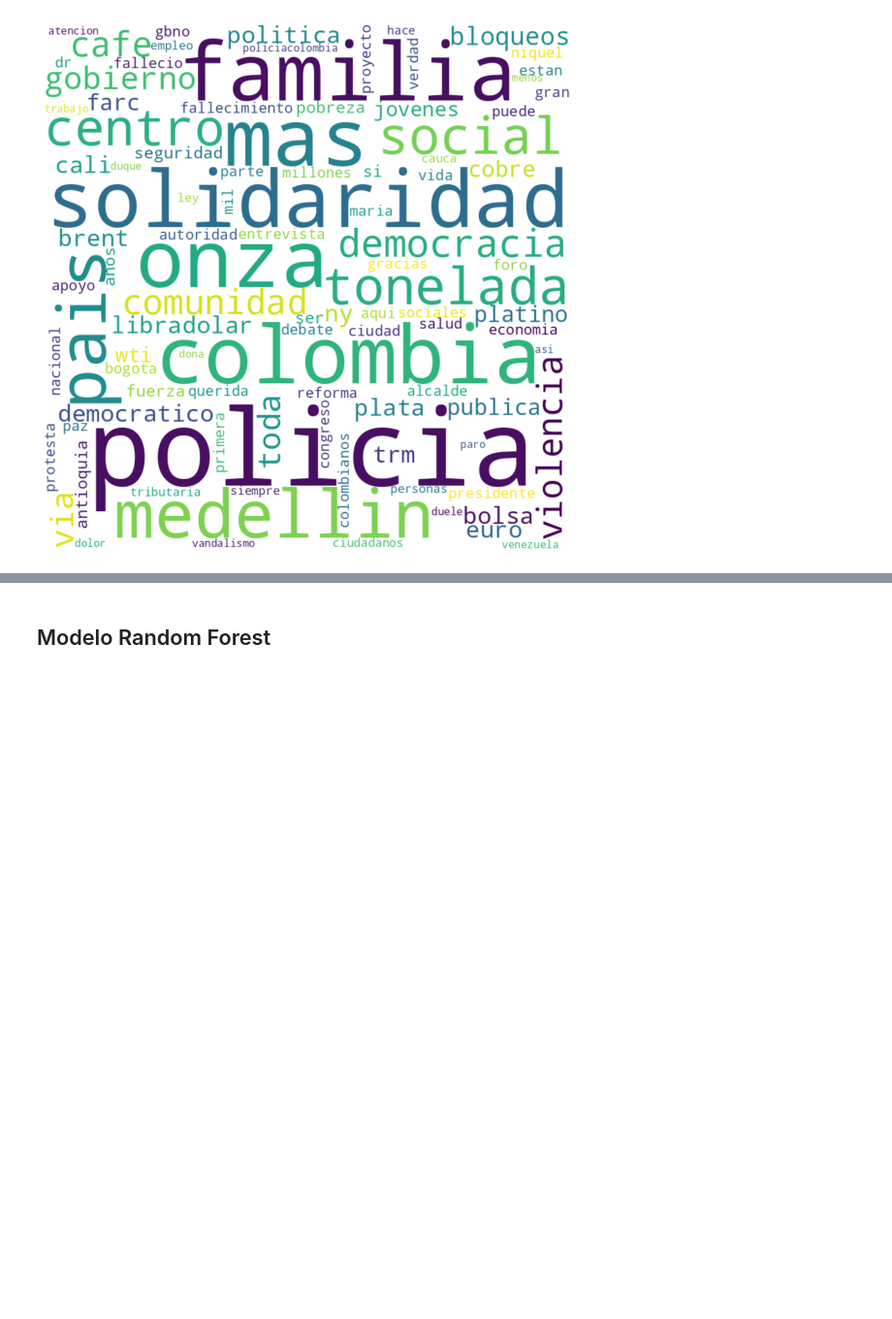
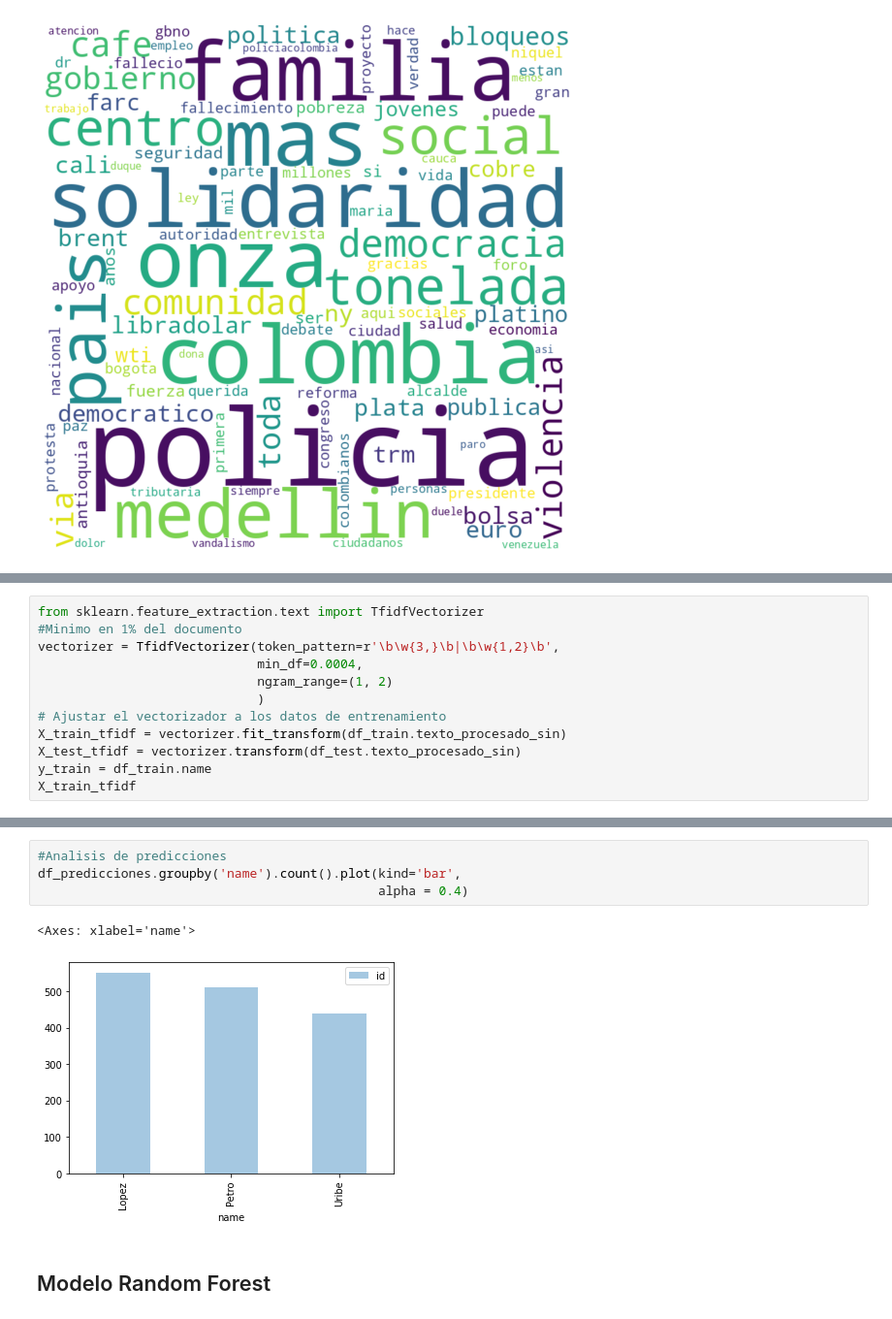
Before and after one commit to Carlosvergara1995/Problem_Set_4_Predicting_Tweets, a Jupyter notebook: Analizador_de_texto.ipynb, the cells around one changed output, grey strips where cells are left out. Shown at 97% size. Drawn from its saved outputs; the diff is of its cells as text; blank space fills up the shorter version.

```diff
--- a/Analizador_de_texto.ipynb
+++ b/Analizador_de_texto.ipynb
@@ -233,0 +236,12 @@ plt.show()
+# %%
+from sklearn.feature_extraction.text import TfidfVectorizer
+#Minimo en 1% del documento
+vectorizer = TfidfVectorizer(token_pattern=r'\b\w{3,}\b|\b\w{1,2}\b',
+                             min_df=0.0004,
+                             ngram_range=(1, 2)
+                             )
+# Ajustar el vectorizador a los datos de entrenamiento
+X_train_tfidf = vectorizer.fit_transform(df_train.texto_procesado_sin)
+X_test_tfidf = vectorizer.transform(df_test.texto_procesado_sin)
+y_train = df_train.name
+X_train_tfidf
@@ -234,3 +290,10 @@ plt.show()
+# %%
+#Analisis de predicciones
+df_predicciones.groupby('name').count().plot(kind='bar',
+                                             alpha = 0.4)
+# %% [output]
+<Axes: xlabel='name'>
+[figure, added]
 # %% [markdown]
 ## Modelo Random Forest
 # %%
```
Also changed, not shown: parts of 13 cells of this notebook.
